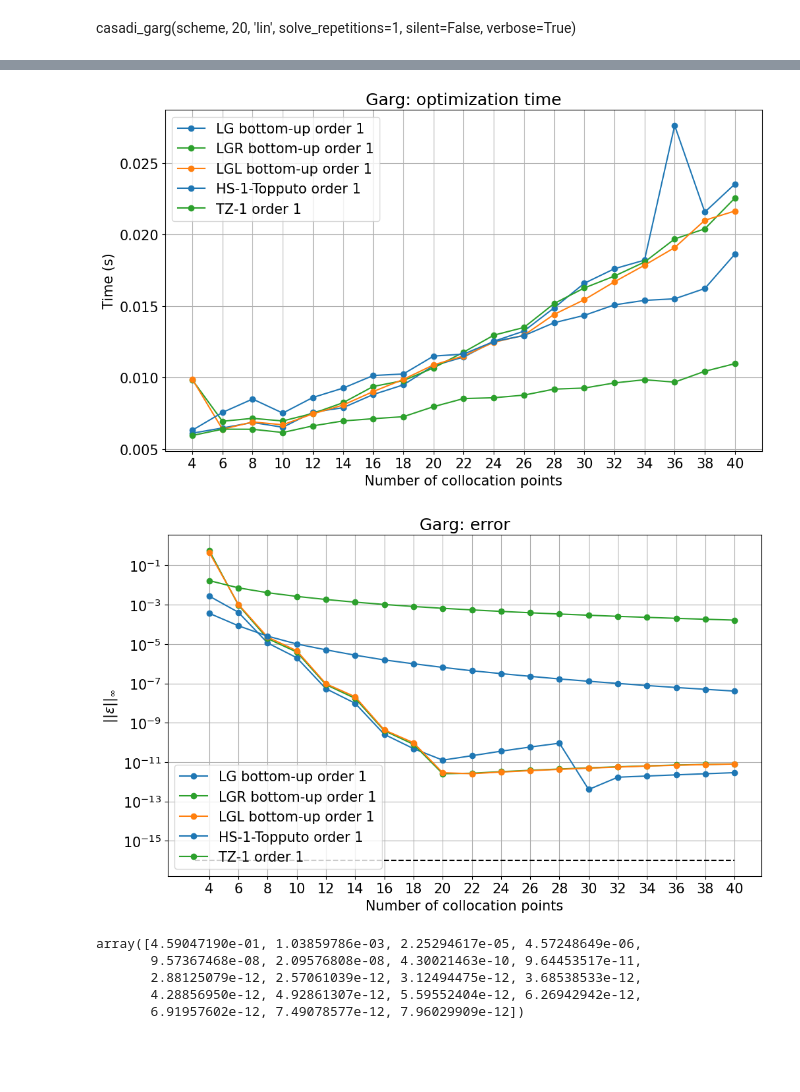
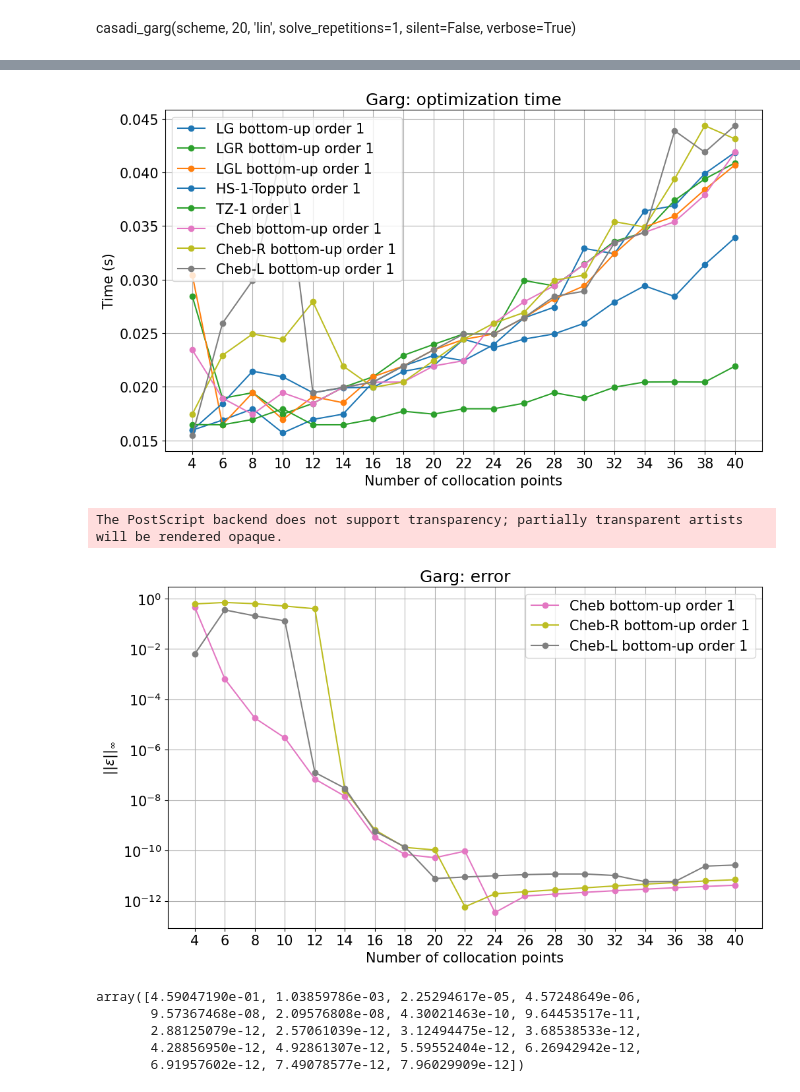
Before and after one commit to AunSiro/Cosejas_IRI, a Jupyter notebook: Casadi/Garg-bottom-up-pseudospectral.ipynb, the cells around one changed output, grey strips where cells are left out. Saved outputs shown, nothing was run; the diff lists cells and outputs as text; code cells hidden in the pictures; blank space fills up the shorter version.

```diff
--- a/Casadi/Garg-bottom-up-pseudospectral.ipynb
+++ b/Casadi/Garg-bottom-up-pseudospectral.ipynb
@@ -415,6 +395,6 @@ casadi_garg(scheme,n_col, 'lin',solve_repetitions=1,silent=True,verbose=False)
 # %%
-scheme = 'BU_LG'
-n_col = 20
+scheme = 'BU_CGL'
+n_col = 10
 _res = casadi_garg(scheme, n_col, 'lin', solve_repetitions=1,  silent=False, verbose=True)
 # %% [output]
 Dynamics detected: Function
@@ -473,5 +453,5 @@ np.max(_res['x']- x_true_num(_res['t']))
 # %%
-schemes = ['BU_LG', 'BU_LGR', 'BU_LGL', 'hs', 'trapz'] #If you defined a custom function, name your scheme here
+schemes = ['BU_LG', 'BU_LGR', 'BU_LGL', 'hs', 'trapz','BU_CG', 'BU_CGR', 'BU_CGL'] #If you defined a custom function, name your scheme here
 #initials = ['']
 solve_repetitions = 2 #Increase this number to get more reliable values of execution times
 N_arr = np.arange(4, 42, 2)#[4, 5, 7, 10, 12, 15, 17, 20, 22, 25, 27, 30, 32, 35, 37, 40]
@@ -570,32 +550,38 @@ plt.tight_layout(pad = 0.0)
 ticks = np.array(results[key]['N_arr'])
 plt.xticks(ticks, labels=ticks)
 _ = []
+#plt.savefig(f'BU_pseudo/Garg_BU_pseudosp_time.eps', format='eps')
 # %% [output]
-[figure, old version]
+[figure, new version]
 # %%
 plt.figure(figsize=[10,6])
 for key in results.keys():
     scheme = results[key]['scheme']
+    if "C" not in scheme:
+        continue
+        #pass
     plot_kw = scheme_kwargs(scheme, longlabel=False)
     plot_kw['ls'] = '-' if results[key]['order'] == 1 else ':'
     plot_kw['label'] = plot_kw['label']+' order '+str(results[key]['order'])
     plt.plot(results[key]['N_arr'],
              results[key][f'err'],
              **plot_kw)
 plt.grid()
 plt.legend()
 plt.title('Garg: error')
 plt.xlabel('Number of collocation points')
 plt.ylabel('$||\epsilon||_\infty$')
 plt.yscale('log')
 #plt.xscale('log')
 plt.tight_layout(pad = 0.0)
 ticks = np.array(results[key]['N_arr'])
 plt.xticks(ticks, labels=ticks)
-plt.hlines(1e-16, 3, 40, 'k', ls='--')
+#plt.hlines(1e-16, 3, 40, 'k', ls='--')
 _ = []
+#plt.savefig(f'BU_pseudo/Garg_BU_pseudosp_max_err_cheb.eps', format='eps')
 # %% [output]
+The PostScript backend does not support transparency; partially transparent artists will be rendered opaque.
-[figure, old version]
+[figure, new version]
 # %%
 results['BU_LGL']['err']
 # %% [output]
```
Also changed, not shown: parts of 9 cells of this notebook, 2 other files.
